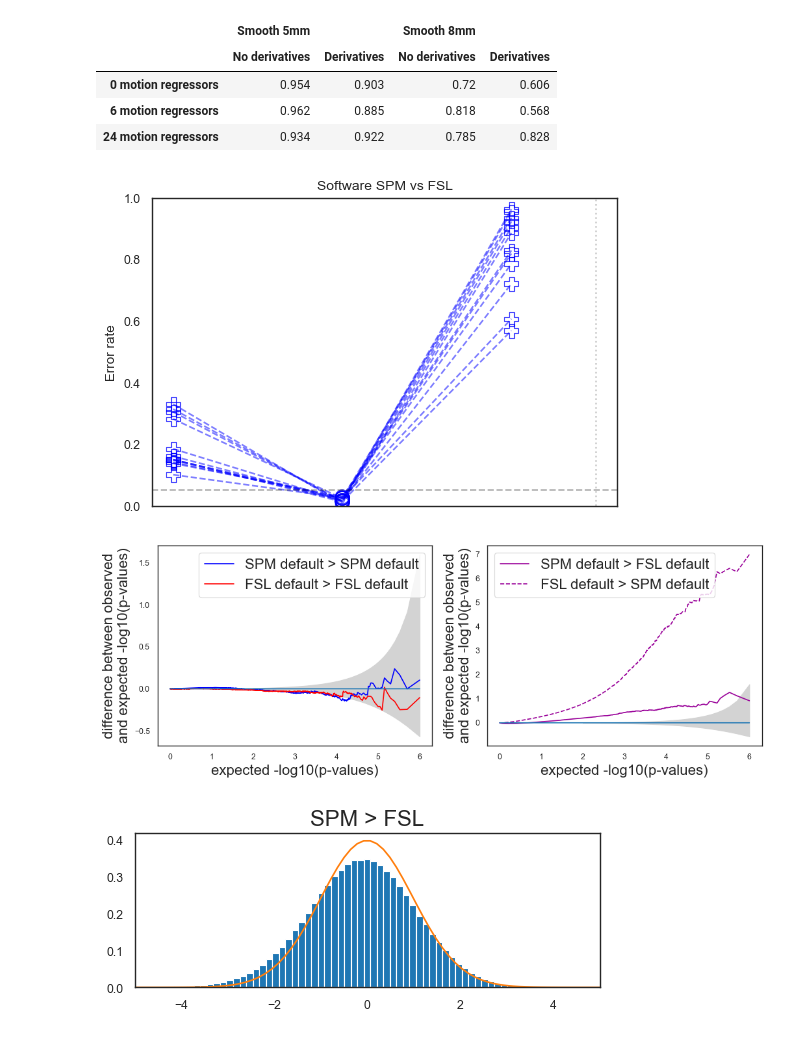
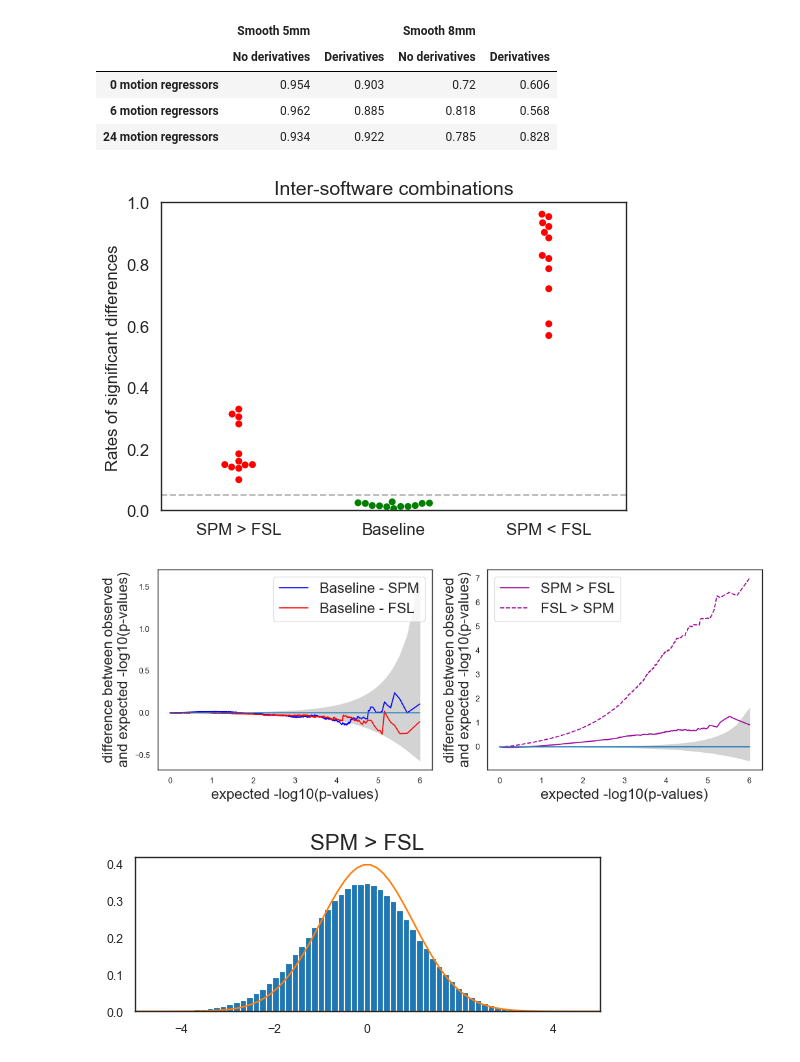
Before and after one commit to elodiegermani/pipeline_compatibility, a Jupyter notebook: results/notebook.ipynb, the cells around one changed output. Cells and saved outputs as stored; diff of their text form; code cells hidden in the pictures.

```diff
--- a/results/notebook.ipynb
+++ b/results/notebook.ipynb
@@ -1060,79 +1141,48 @@ for i, er in enumerate(er_soft_list):
 # %%
-import matplotlib.pyplot as plt
-import seaborn as sns
-# sns.set_theme()
-# sns.set_style("dark")
-sns.set_style("white")
-sns.set_context("paper")
-
-
 f, ax = plt.subplots(figsize=(6,4))
 ax.set_ylim((0,1))
 
 df = df.sort_values(['Position'])
 df['ER']=df['ER'].astype(float)
 
-cols = ['blue', 'red']
-title = 'Software SPM vs FSL'
+cols = ['red', 'green', 'red']
+xlabs = ['SPM > FSL', 'Baseline', 'SPM < FSL']
+title = 'Inter-software combinations'
 
 for i, ch in enumerate(['soft']):
-
-    sns.scatterplot(
+    ax.set_ylim((0,1))
+    sns.swarmplot(
         data=df.loc[df['Change']==ch],
         x="Position",
         y='ER',
-        style = 'Position',
-        markers = ['P', 'o', 'P'],
+        hue = 'Position',
+        #markers = ['P', 'o', 'P'],
         figure=f,
         ax=ax,
-        alpha=0.7,
-        ec=cols[i],
-        fc="none",
+        palette = cols,
+        #alpha=0.7,
+        #edgecolor=cols[i],
+        #fc=cols[i],#"none",
         legend=False,
-        s=100
+        #s=100
     )
+    ax.set_ylabel('Rates of significant differences', fontsize=12)
+    ax.set_xlabel('', fontsize=12)
+    ax.set_yticklabels([round(i,1) for i in ax.get_yticks()], size = 12)
+    ax.set_xticklabels(xlabs, size = 12)
+    ax.set_title(title, size=14)
 
-    sns.lineplot(
-        data=df.loc[df['Change']==ch],
-        x="Position",
-        y='ER',
-        hue='i',
-        figure=f,
-        ax=ax,
-        palette=sns.color_palette([cols[i]], len(df.loc[df['Change']==ch])),
-        linestyle='--',
-        alpha=0.5,
-        legend=False
-    )
-
-
-
-ax.set_title(
-    title,
-    fontsize=10,
-)
-
-ax.axhline(
+    ax.axhline(
     y=0.05,
     color= 'black',
     linestyle='--',
     alpha=0.3,
     figure=f
 )
 
-ax.axvline(
-    x=2.5,
-    color='black',
-    linestyle=':',
-    alpha=0.2,
-    figure=f
-)
-
-ax.get_xaxis().set_visible(False)
-ax.set_ylabel('Error rate')
 plt.savefig('../figures/between-soft_error-rates.png')
 # %% [output]
-[figure, old version]
+[figure, new version]
 # %%
 ##### Software
 figs, ax = plt.subplots(
@@ -1162,10 +1212,10 @@ data3_1, data3_2 = samples.voxel_concat_sample(
     '/Volumes/hcp_pipelines_compatibility/figures'
 )
 
-title1 = 'SPM default > SPM default'
-title2 = 'FSL default > FSL default'
-title3 = 'SPM default > FSL default'
-title4 = 'FSL default > SPM default'
+title1 = 'Baseline - SPM'
+title2 = 'Baseline - FSL'
+title3 = 'SPM > FSL'
+title4 = 'FSL > SPM'
 
 plots.pp_plot(
     [data1_1,
@@ -1189,7 +1239,7 @@ plots.pp_plot(
 
 plt.savefig('../figures/between-soft_pp-plots.png')
 # %% [output]
-[figure, old version]
+[figure, new version]
 # %%
 import importlib
 importlib.reload(plots)
```
Also changed, not shown: parts of 9 cells of this notebook, 12 other files.
